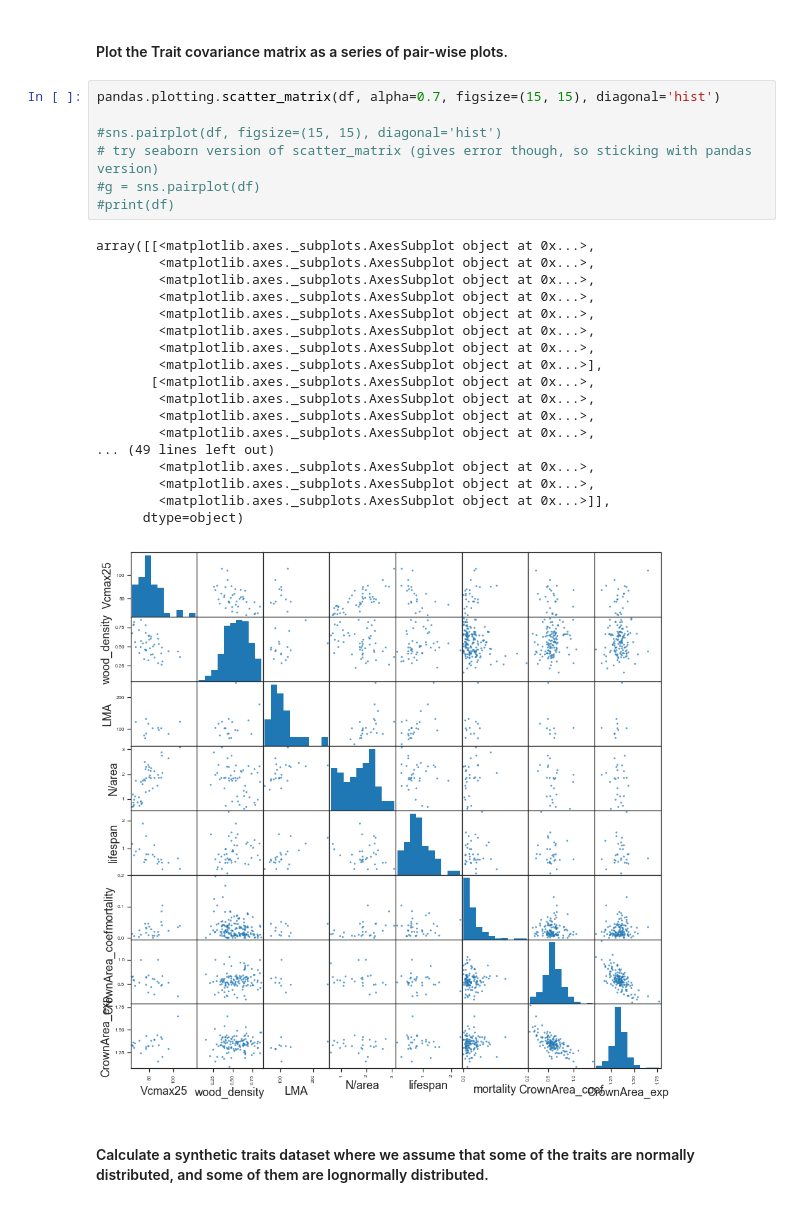
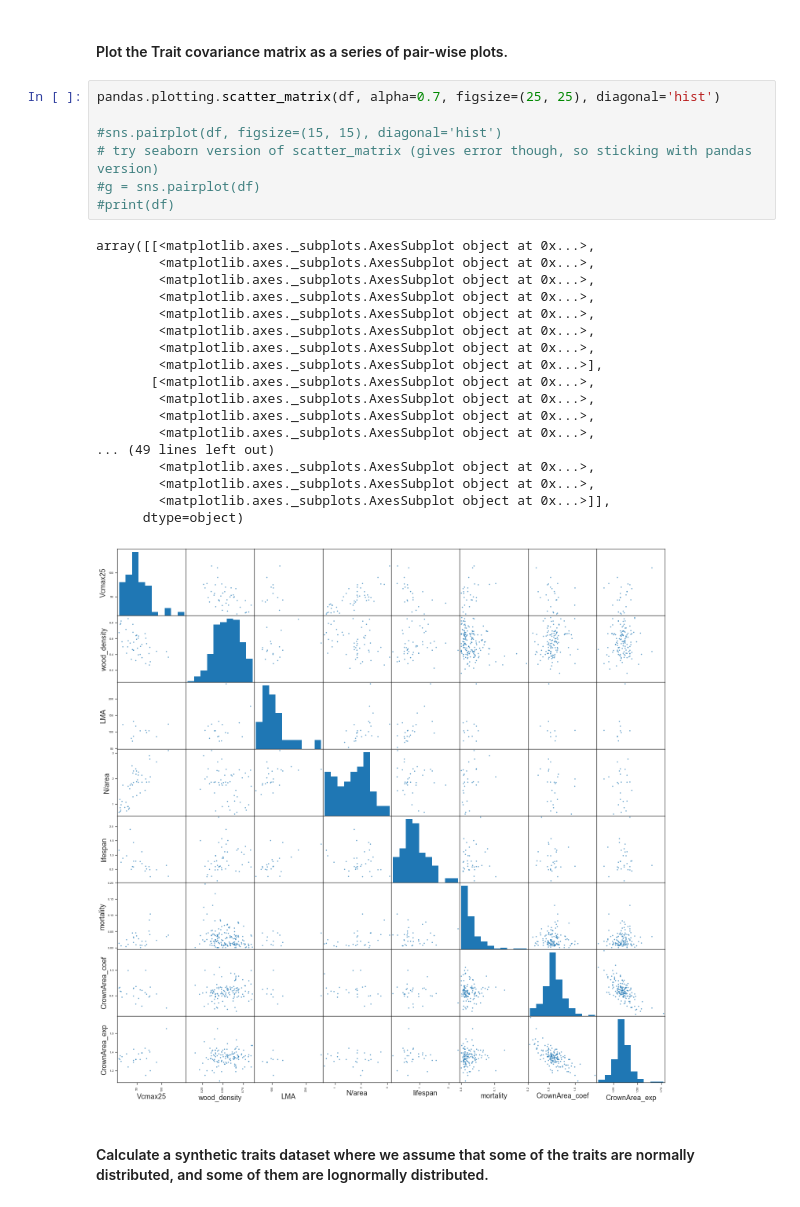
Before and after one commit to NGEET/testbeds, a Jupyter notebook: BCI_testbed/traits_analysis.ipynb, the cells around one changed output. Drawn from its saved outputs; the diff is of its cells as text.

```diff
--- a/BCI_testbed/traits_analysis.ipynb
+++ b/BCI_testbed/traits_analysis.ipynb
@@ -366,31 +366,31 @@ trait_cov
 # %% [markdown]
 #### Plot the Trait covariance matrix as a series of pair-wise plots.
 # %%
-pandas.plotting.scatter_matrix(df, alpha=0.7, figsize=(15, 15), diagonal='hist')
+pandas.plotting.scatter_matrix(df, alpha=0.7, figsize=(25, 25), diagonal='hist')
 
 #sns.pairplot(df, figsize=(15, 15), diagonal='hist')
 # try seaborn version of scatter_matrix (gives error though, so sticking with pandas version)
 #g = sns.pairplot(df)
 #print(df)
 # %% [output]
 array([[<matplotlib.axes._subplots.AxesSubplot object at 0x...>,
         <matplotlib.axes._subplots.AxesSubplot object at 0x...>,
         <matplotlib.axes._subplots.AxesSubplot object at 0x...>,
         <matplotlib.axes._subplots.AxesSubplot object at 0x...>,
         <matplotlib.axes._subplots.AxesSubplot object at 0x...>,
         <matplotlib.axes._subplots.AxesSubplot object at 0x...>,
         <matplotlib.axes._subplots.AxesSubplot object at 0x...>,
         <matplotlib.axes._subplots.AxesSubplot object at 0x...>],
        [<matplotlib.axes._subplots.AxesSubplot object at 0x...>,
         <matplotlib.axes._subplots.AxesSubplot object at 0x...>,
         <matplotlib.axes._subplots.AxesSubplot object at 0x...>,
         <matplotlib.axes._subplots.AxesSubplot object at 0x...>,
 ... (49 lines left out)
         <matplotlib.axes._subplots.AxesSubplot object at 0x...>,
         <matplotlib.axes._subplots.AxesSubplot object at 0x...>,
         <matplotlib.axes._subplots.AxesSubplot object at 0x...>]],
       dtype=object)
-[figure, old version]
+[figure, new version]
 # %% [markdown]
 #### Calculate a synthetic traits dataset where we assume that some of the traits are normally distributed, and some of them are lognormally distributed.
 # %%
```
Also changed, not shown: parts of 4 cells of this notebook.
